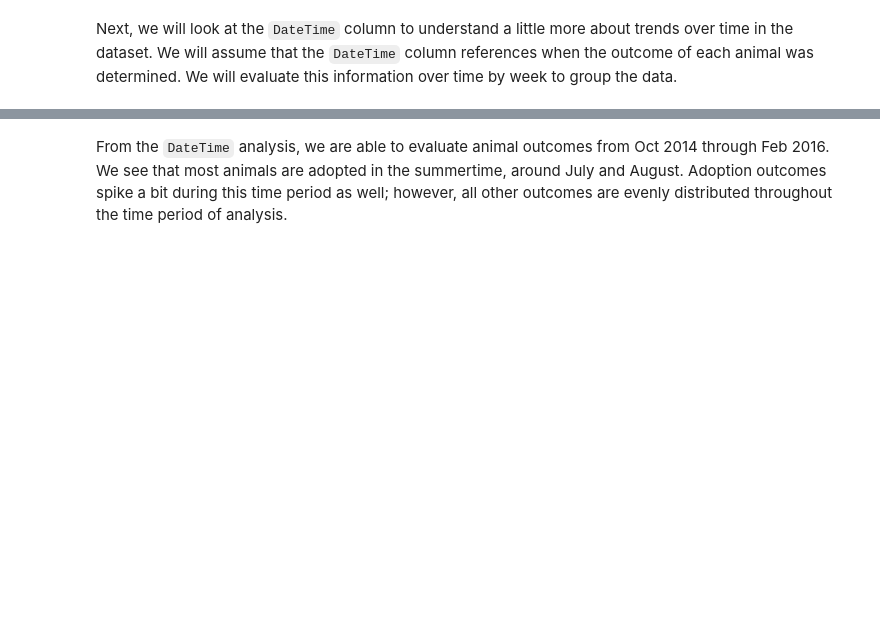
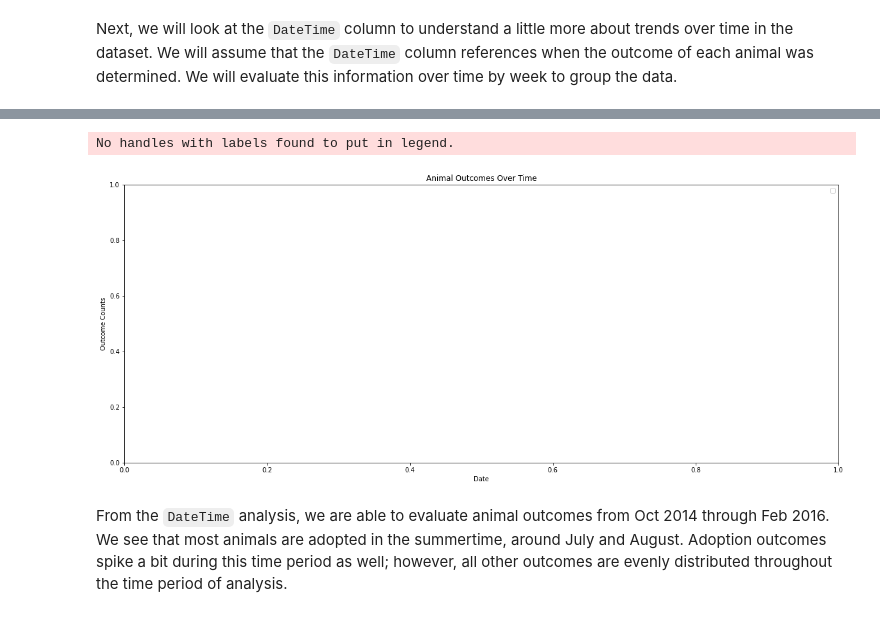
Before and after one commit to BZaldua/animal-shelter-AI, a Jupyter notebook: model_evaluation/Shelter_Animal_Prediction_Models.ipynb, the cells around one changed output, grey strips where cells are left out. Drawn from its saved outputs; the diff is of its cells as text; code cells hidden in the pictures; blank space fills up the shorter version.

```diff
--- a/model_test/Shelter_Animal_Prediction_Models.ipynb
+++ b/model_evaluation/Shelter_Animal_Prediction_Models.ipynb
@@ -328,13 +328,16 @@ train_df_time
 125 rows × 7 columns
 # %%
 fig, ax = plt.subplots(figsize=(20, 8))
-ax = train_df_time.iloc[1:1, 1:1].plot(ax = ax, x=train_df_time['DateTime'], sort_columns=True, linewidth=3.0)
+# ax = train_df_time.iloc[1:1, 1:1].plot(ax = ax, x=train_df_time['DateTime'], sort_columns=True, linewidth=3.0)
 
 plt.xlabel('Date')
 plt.ylabel('Outcome Counts')
 plt.title('Animal Outcomes Over Time')
 ax.legend()
 plt.show()
+# %% [output]
+No handles with labels found to put in legend.
+[figure, added]
 # %% [markdown]
 From the `DateTime` analysis, we are able to evaluate animal outcomes from Oct 2014 through Feb 2016. We see that most animals are adopted in the summertime, around July and August. Adoption outcomes spike a bit during this time period as well; however, all other outcomes are evenly distributed throughout the time period of analysis.
 # %% [markdown]
```
Also changed, not shown: parts of 43 cells of this notebook.
